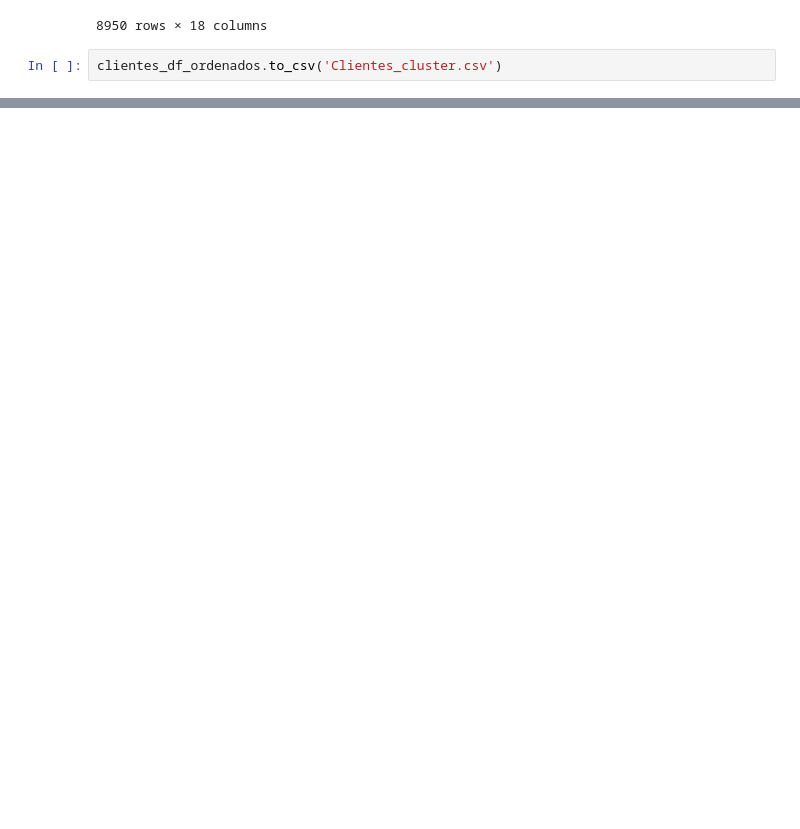
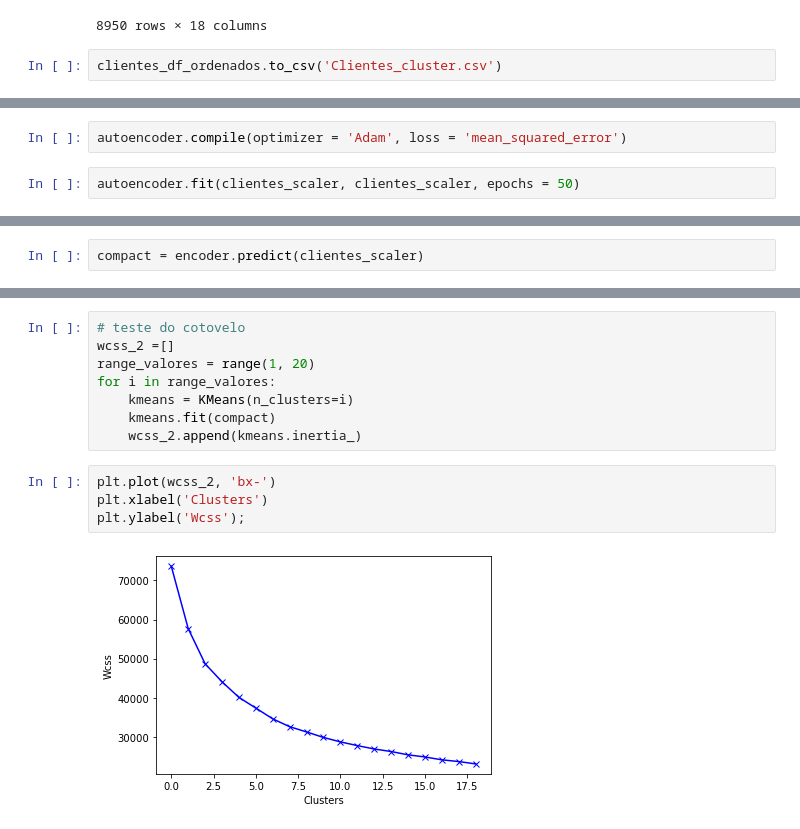
Before and after one commit to caiquemiranda/machine-learning-business-python, a Jupyter notebook: M-department.ipynb, the cells around one changed output, grey strips where cells are left out. Cells and saved outputs as stored; diff of their text form; blank space fills up the shorter version.

```diff
--- a/M-department.ipynb
+++ b/M-department.ipynb
@@ -353,0 +429,4 @@ clientes_df_ordenados.to_csv('Clientes_cluster.csv')
+# %%
+autoencoder.compile(optimizer = 'Adam', loss = 'mean_squared_error')
+# %%
+autoencoder.fit(clientes_scaler, clientes_scaler, epochs = 50)
@@ -353,0 +456,2 @@ clientes_df_ordenados.to_csv('Clientes_cluster.csv')
+# %%
+compact = encoder.predict(clientes_scaler)
@@ -353,0 +469,14 @@ clientes_df_ordenados.to_csv('Clientes_cluster.csv')
+# %%
+# teste do cotovelo
+wcss_2 =[]
+range_valores = range(1, 20)
+for i in range_valores:
+    kmeans = KMeans(n_clusters=i)
+    kmeans.fit(compact)
+    wcss_2.append(kmeans.inertia_)
+# %%
+plt.plot(wcss_2, 'bx-')
+plt.xlabel('Clusters')
+plt.ylabel('Wcss');
+# %% [output]
+[figure, added]
```
Also changed, not shown: parts of 24 cells of this notebook, 1 other file.
